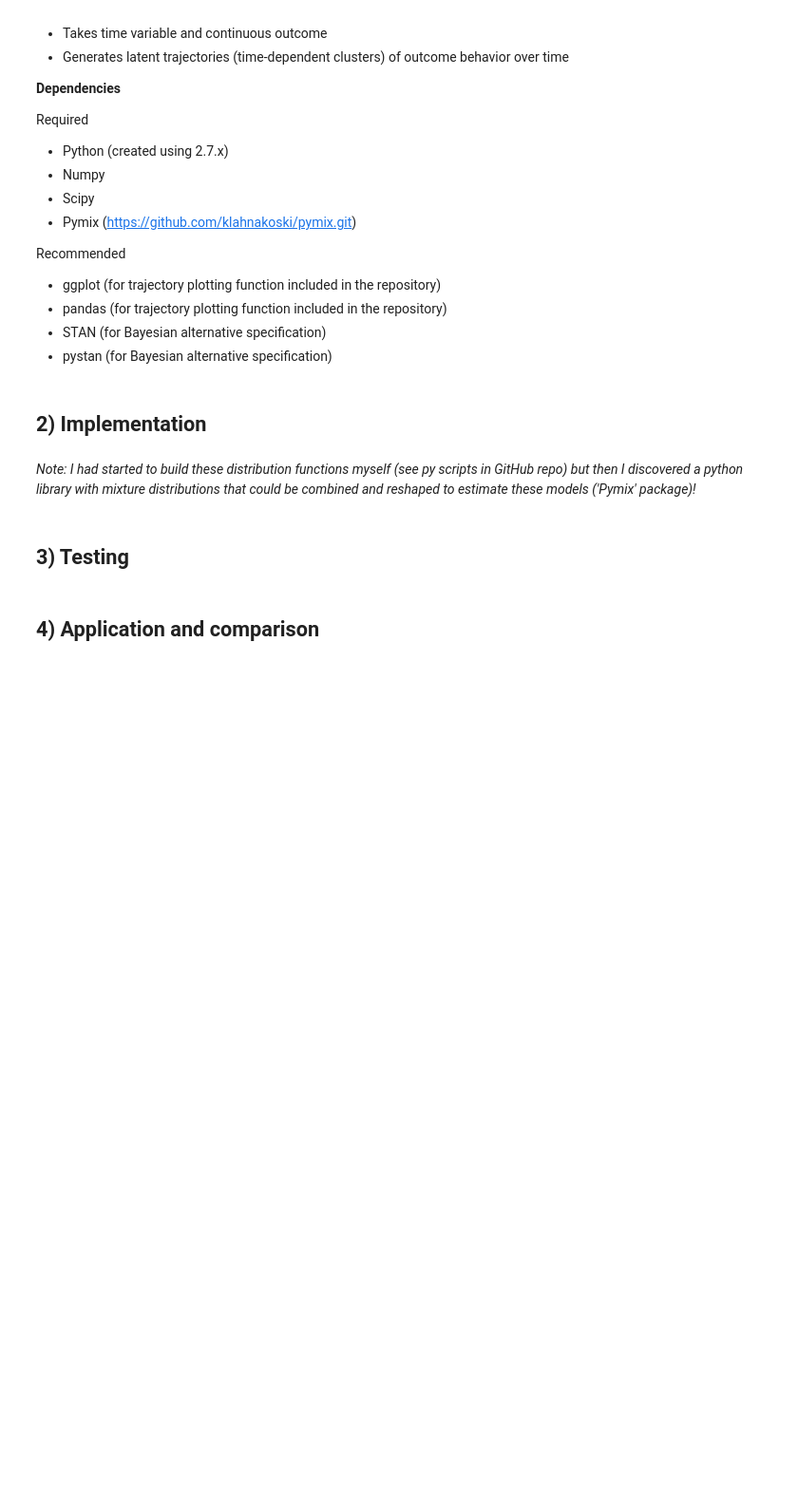
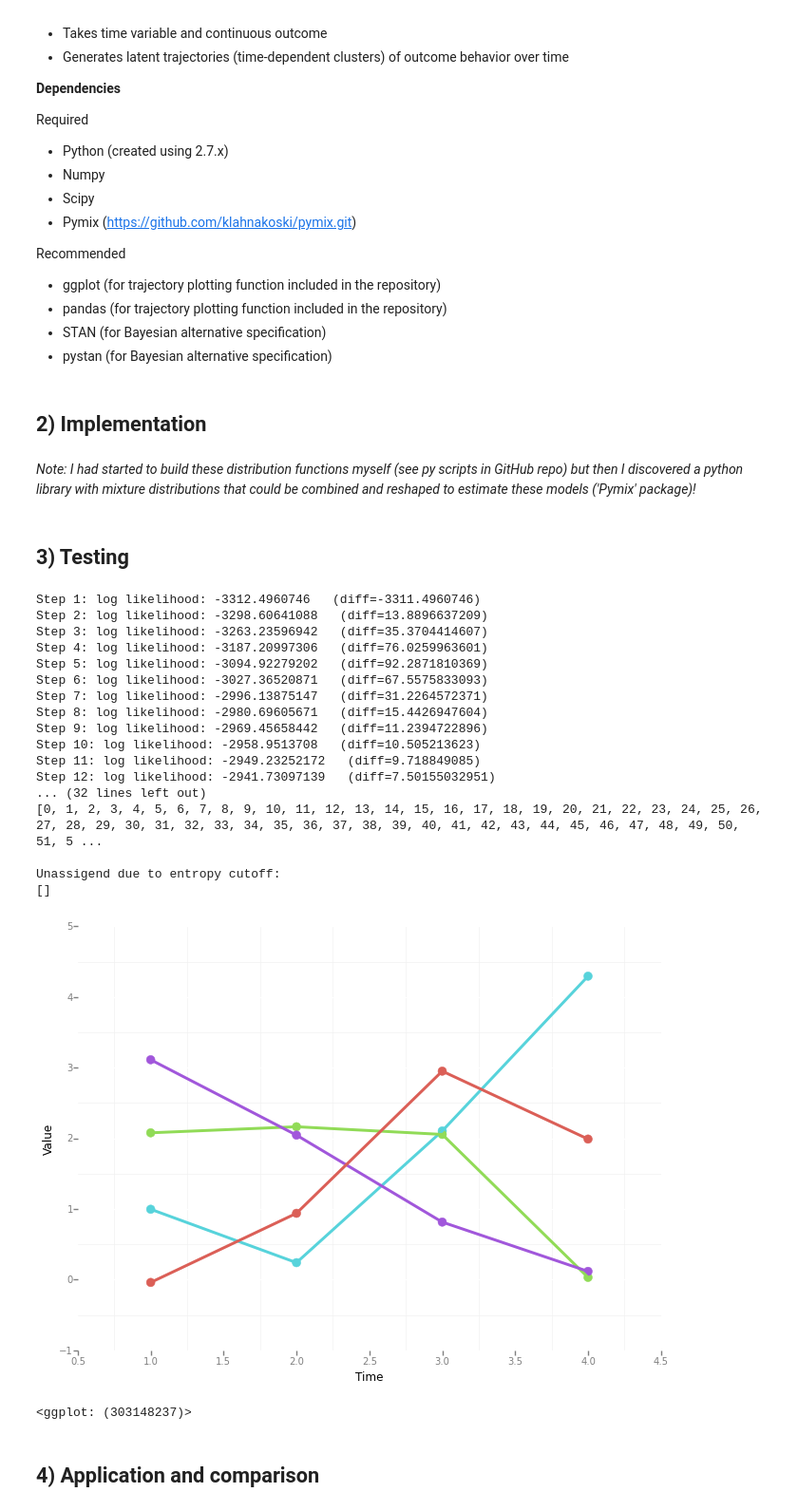
Before and after one commit to joshjfink/GBFMM, a Jupyter notebook: STA663_Final_Project.ipynb, the cells around one changed output. Shown at 95% size. Saved outputs shown, nothing was run; the diff lists cells and outputs as text; code cells hidden in the pictures; blank space fills up the shorter version.

Commit message:
Added test for plotting function

```diff
--- a/STA663_Final_Project.ipynb
+++ b/STA663_Final_Project.ipynb
@@ -305,3 +306,53 @@ data_small_2 = dist_large_2.sampleSet(3000)
 assert len(GBFMM(ng=4, data=data_large_2, s=1)) == 4
+# %%
+# ----------- #
+# Test Trajectory Plotting Function & Visual Check of Trajectories
+# ----------- #
+d1 = MultiNormalDistribution(4, [0.0, 1.0, 3.0,2.0],
+                    [[1.0, 0.1, 0.14,0.2],
+                     [0.8, 1.0, 0.2,0.4],
+                     [0.5, 0.2, 1.0,0.3],
+                     [0.1, 0.3, 0.3,1.0]])
+
+d2 = MultiNormalDistribution(4, [1.0,0.2, 2.0,4.5],
+                    [[1.0, 0.3, 0.5,0.0],
+                     [0.5, 1.0, 0.2, 0.5],
+                     [0.3, 0.4, 1.0, 0.5],
+                    [0.3, 0.4, 0.1, 1.0]])
+
+d3 = MultiNormalDistribution(4, [3.0,2.0, 1.0,0.0],
+                    [[1.0, 0.3, 0.5,0.0],
+                     [0.5, 1.0, 0.2, 0.5],
+                     [0.3, 0.4, 1.0, 0.5],
+                    [0.3, 0.4, 0.1, 1.0]])
+
+data1 = d1.sampleSet(300)
+data2 = d2.sampleSet(100)
+data3 = d3.sampleSet(100)
+
+# print np.array(data1)
+data3= np.concatenate([data1, data2, data3], axis=0)
+outs_1 = GBFMM(ng=4, data=data3, s=0)
+plot_traj(outs_1)
+# %% [output]
+Step 1: log likelihood: -3312.4960746   (diff=-3311.4960746)
+Step 2: log likelihood: -3298.60641088   (diff=13.8896637209)
+Step 3: log likelihood: -3263.23596942   (diff=35.3704414607)
+Step 4: log likelihood: -3187.20997306   (diff=76.0259963601)
+Step 5: log likelihood: -3094.92279202   (diff=92.2871810369)
+Step 6: log likelihood: -3027.36520871   (diff=67.5575833093)
+Step 7: log likelihood: -2996.13875147   (diff=31.2264572371)
+Step 8: log likelihood: -2980.69605671   (diff=15.4426947604)
+Step 9: log likelihood: -2969.45658442   (diff=11.2394722896)
+Step 10: log likelihood: -2958.9513708   (diff=10.505213623)
+Step 11: log likelihood: -2949.23252172   (diff=9.718849085)
+Step 12: log likelihood: -2941.73097139   (diff=7.50155032951)
+... (32 lines left out)
+[0, 1, 2, 3, 4, 5, 6, 7, 8, 9, 10, 11, 12, 13, 14, 15, 16, 17, 18, 19, 20, 21, 22, 23, 24, 25, 26, 27, 28, 29, 30, 31, 32, 33, 34, 35, 36, 37, 38, 39, 40, 41, 42, 43, 44, 45, 46, 47, 48, 49, 50, 51, 5 ...
+
+Unassigend due to entropy cutoff:
+[]
+[figure, added]
+<ggplot: (303148237)>
 # %% [markdown]
 ## 4) Application and comparison
```
Also changed, not shown: parts of 2 cells of this notebook.
